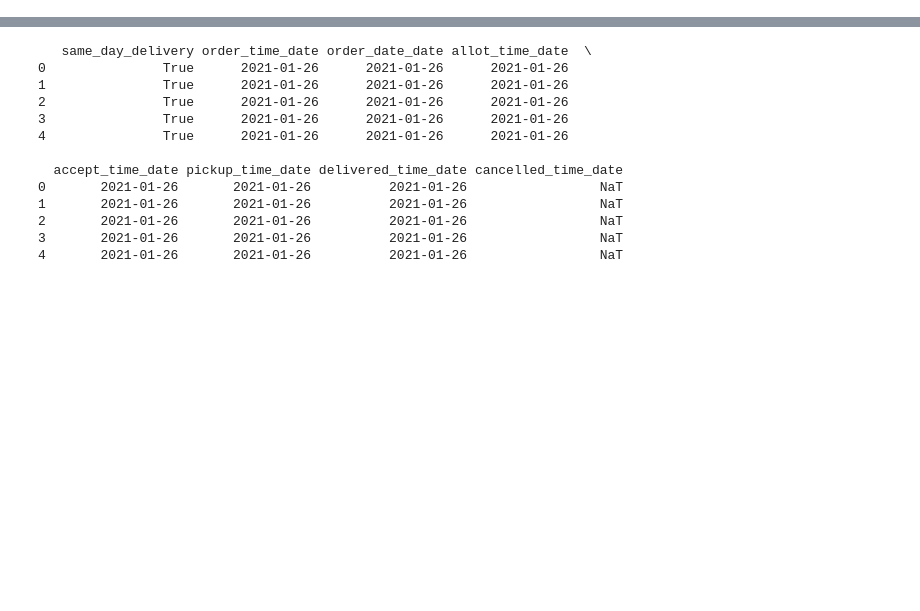
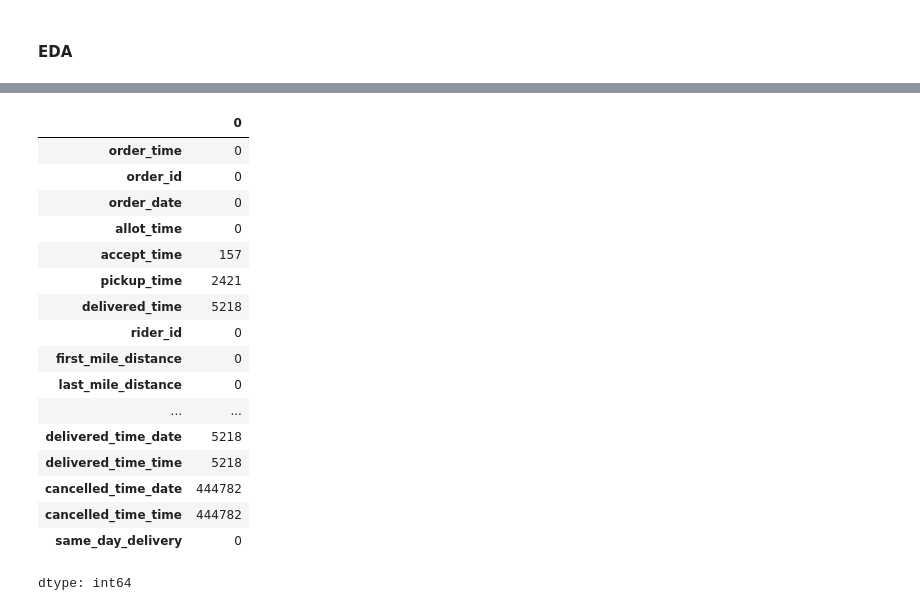
Before and after one commit to KarthikeyanBaskaran/SupplyChain-Analytics, a Jupyter notebook: EDA.ipynb, the cells around one changed output, grey strips where cells are left out. Drawn from its saved outputs; the diff is of its cells as text; code cells hidden in the pictures; blank space fills up the shorter version.

```diff
--- a/EDA.ipynb
+++ b/EDA.ipynb
@@ -3,5 +12,7 @@ import pandas as pd
 # %%
-df = pd.read_csv('Rider-Info.csv')
+df = pd.read_csv('https://raw.githubusercontent.com/KarthikeyanBaskaran/SupplyChain-Analytics/refs/heads/main/Rider-Info.csv')
+# %% [markdown]
+#### EDA
 # %%
 df.head(2)
 # %% [output]
@@ -24,24 +35,37 @@ for col in datetime_cols:
     df[f'{col}_time'] = pd.to_datetime(df[col], errors='coerce').dt.time
     timecol.append(f'{col}_time')
 
-df.drop(columns=datetime_cols, inplace=True)
+# Create 'same_day_delivery' column: True if all non-null dates in row are the same
+df['same_day_delivery'] = df[datecol].apply(lambda row: len(set(row.dropna())) == 1,axis=1)
-# %%
-# Create 'same_day_delivery' column: True if all non-null dates in row are the same
-df['same_day_delivery'] = df[datecol].apply(
-    lambda row: len(set(row.dropna())) == 1,
-    axis=1
-)
-# %% [output]
-   same_day_delivery order_time_date order_date_date allot_time_date  \
-0               True      2021-01-26      2021-01-26      2021-01-26
-1               True      2021-01-26      2021-01-26      2021-01-26
-2               True      2021-01-26      2021-01-26      2021-01-26
-3               True      2021-01-26      2021-01-26      2021-01-26
-4               True      2021-01-26      2021-01-26      2021-01-26
-
-  accept_time_date pickup_time_date delivered_time_date cancelled_time_date
-0       2021-01-26       2021-01-26          2021-01-26                 NaT
-1       2021-01-26       2021-01-26          2021-01-26                 NaT
-2       2021-01-26       2021-01-26          2021-01-26                 NaT
-3       2021-01-26       2021-01-26          2021-01-26                 NaT
-4       2021-01-26       2021-01-26          2021-01-26                 NaT
+# %%
+for col in datecol:
+    df[col] = pd.to_datetime(df[col], errors='coerce')
+
+for col in datecol:
+    df[col] = pd.to_datetime(df[col], errors='coerce')
+
+df['allot_time'] = pd.to_datetime(df['allot_time'], errors='coerce')
+df['accept_time'] = pd.to_datetime(df['accept_time'], errors='coerce')
+df['order_id'] = df['order_id'].astype('object')
+df['rider_id'] = df['rider_id'].astype('object')
+# %%
+df.isnull().sum()
+# %% [output]
+|  | 0 |
+| order_time | 0 |
+| order_id | 0 |
+| order_date | 0 |
+| allot_time | 0 |
+| accept_time | 157 |
+| pickup_time | 2421 |
+| delivered_time | 5218 |
+| rider_id | 0 |
+| first_mile_distance | 0 |
+| last_mile_distance | 0 |
+| ... | ... |
+| delivered_time_date | 5218 |
+| delivered_time_time | 5218 |
+| cancelled_time_date | 444782 |
+| cancelled_time_time | 444782 |
+| same_day_delivery | 0 |
+dtype: int64
```
Also changed, not shown: parts of 13 cells of this notebook.
